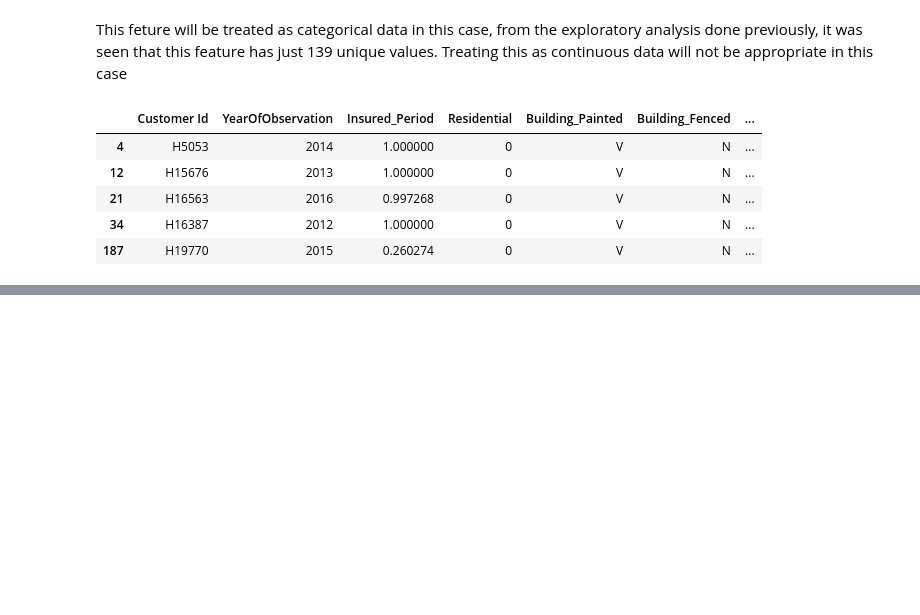
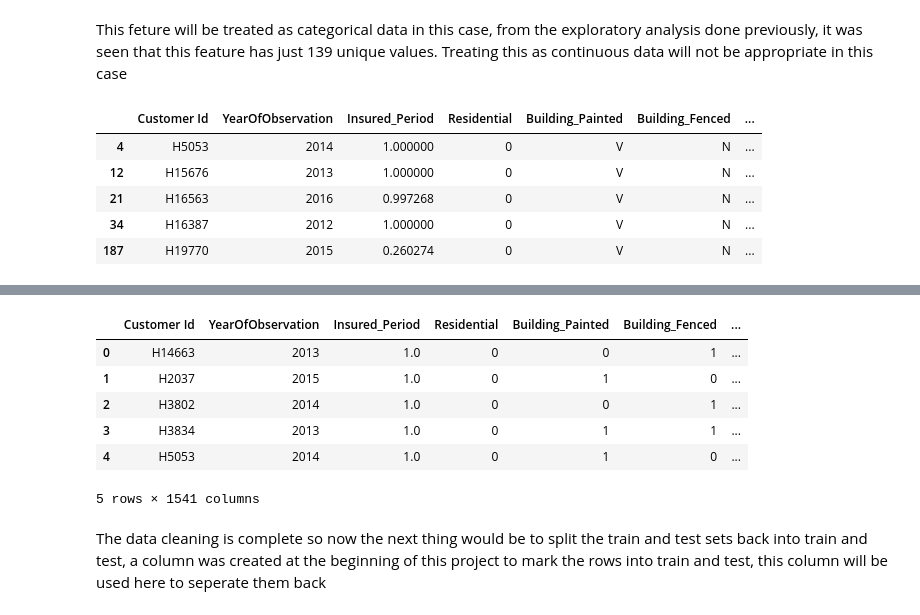
Before and after one commit to AbdulmalikGiwa/Insurance-Claim-Prediction, a Jupyter notebook: Insuranceclaim.ipynb, the cells around one changed output, grey strips where cells are left out. Cells and saved outputs as stored; diff of their text form; code cells hidden in the pictures; blank space fills up the shorter version.

```diff
--- a/Insuranceclaim.ipynb
+++ b/Insuranceclaim.ipynb
@@ -336,0 +358,2 @@ There are a number of unusual values in this column, with years ranging from mid
+# %%
+clean2.drop(['NumberOfWindows'], axis=1,inplace=True)
@@ -336,0 +400,2 @@ There are a number of unusual values in this column, with years ranging from mid
+# %%
+clean2['Geo_Code'].replace({np.nan:'1234'},inplace=True)
@@ -336,0 +404,12 @@ There are a number of unusual values in this column, with years ranging from mid
+# %%
+def tweaks2(table) :
+
+  table = pd.get_dummies(table, columns=['Building_Type','Geo_Code'])
+
+  cols = ['Residential','Building_Painted', 'Building_Fenced', 'Garden', 'Settlement']
+  for i in cols :
+    table[i] = le.fit_transform(table[i])
+
+  return table
+# %%
+clean2 = tweaks2(clean2)
@@ -336,0 +431,12 @@ There are a number of unusual values in this column, with years ranging from mid
+# %%
+clean2.head()
+# %% [output]
+|  | Customer Id | YearOfObservation | Insured_Period | Residential | Building_Painted | Building_Fenced | ... |
+| 0 | H14663 | 2013 | 1.0 | 0 | 0 | 1 | ... |
+| 1 | H2037 | 2015 | 1.0 | 0 | 1 | 0 | ... |
+| 2 | H3802 | 2014 | 1.0 | 0 | 0 | 1 | ... |
+| 3 | H3834 | 2013 | 1.0 | 0 | 1 | 1 | ... |
+| 4 | H5053 | 2014 | 1.0 | 0 | 1 | 0 | ... |
+5 rows × 1541 columns
+# %% [markdown]
+The data cleaning is complete so now the next thing would be to split the train and test sets back into train and test, a column was created at the beginning of this project to mark the rows into train and test, this column will be used here to seperate them back
```
Also changed, not shown: parts of 18 cells of this notebook.
